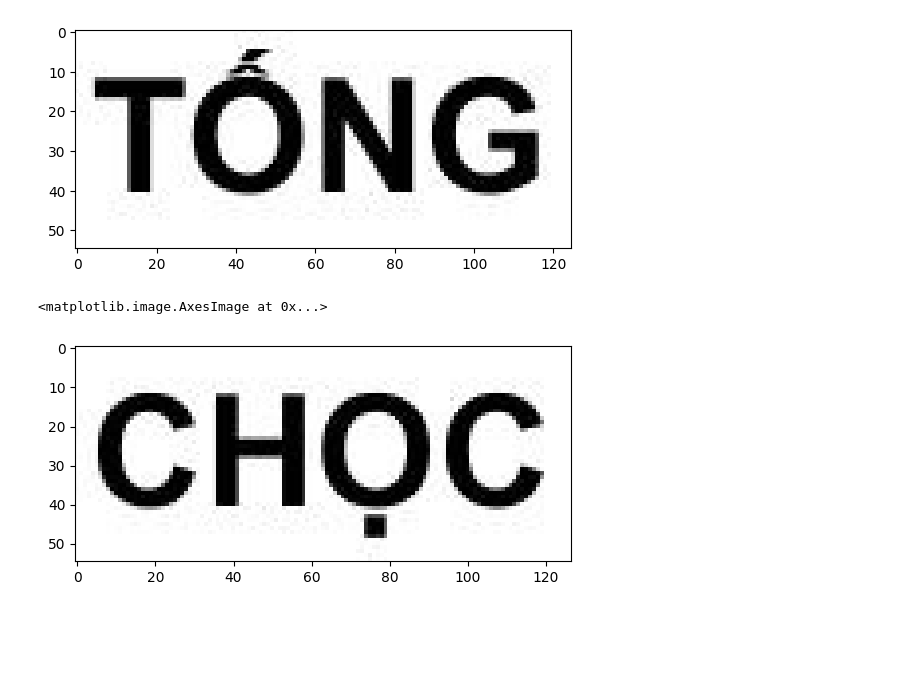
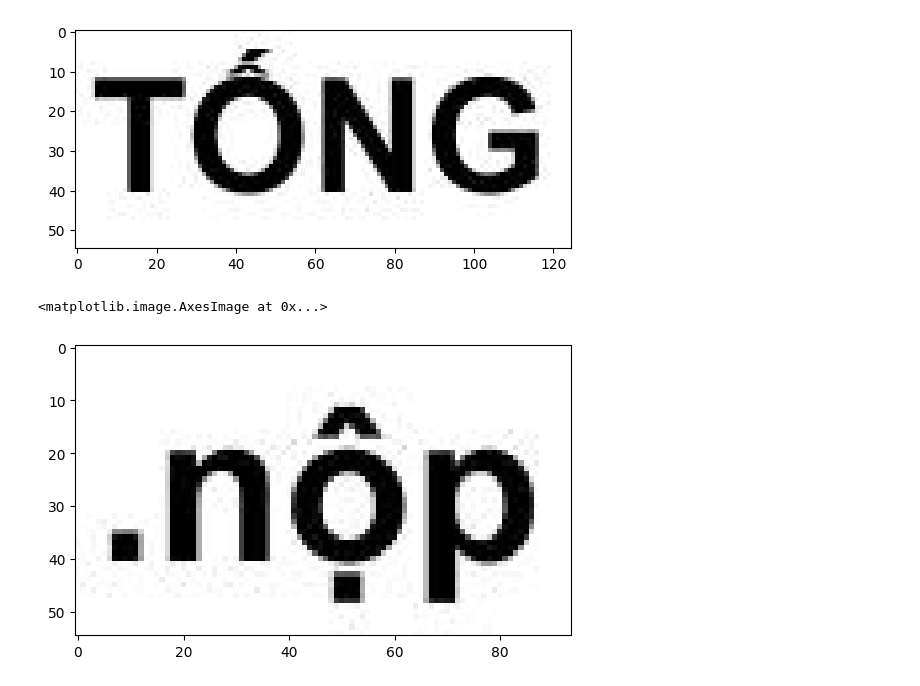
Before and after one commit to KienTranDSAI/CharOCR, a Jupyter notebook: CRAFT/infer_craft.ipynb, the cells around one changed output. Cells and saved outputs as stored; diff of their text form; code cells hidden in the pictures; blank space fills up the shorter version.

```diff
--- a/CRAFT/infer_craft.ipynb
+++ b/CRAFT/infer_craft.ipynb
@@ -156,13 +156,13 @@ def extract_characters(image_path):
 
     return characters
 # %%
-image_path = "/data/ocr/data/text_recognition/ocr_data_v3_280225/Arial_Bold/images/img_20568.jpg"
+image_path = "/data/ocr/data/text_recognition/ocr_data_v3_280225/Arial_Bold/images/img_568.jpg"
 
 image = cv2.imread(image_path)
 plt.imshow(image)
 # %% [output]
 <matplotlib.image.AxesImage at 0x...>
-[figure, old version]
+[figure, new version]
 # %%
 characters = extract_characters(image_path)
 print(f"Found {len(characters)} characters in the image")
```
Also changed, not shown: parts of 11 cells of this notebook, 20 other files.
